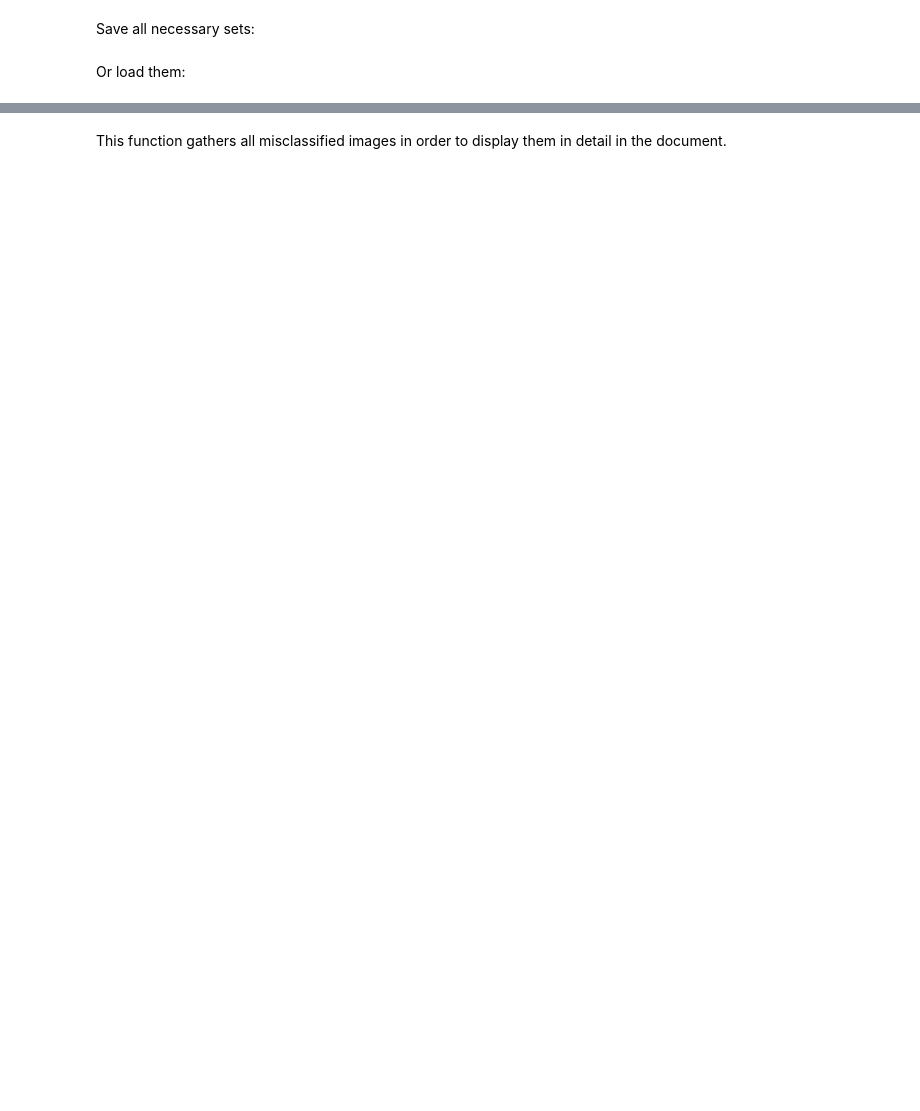
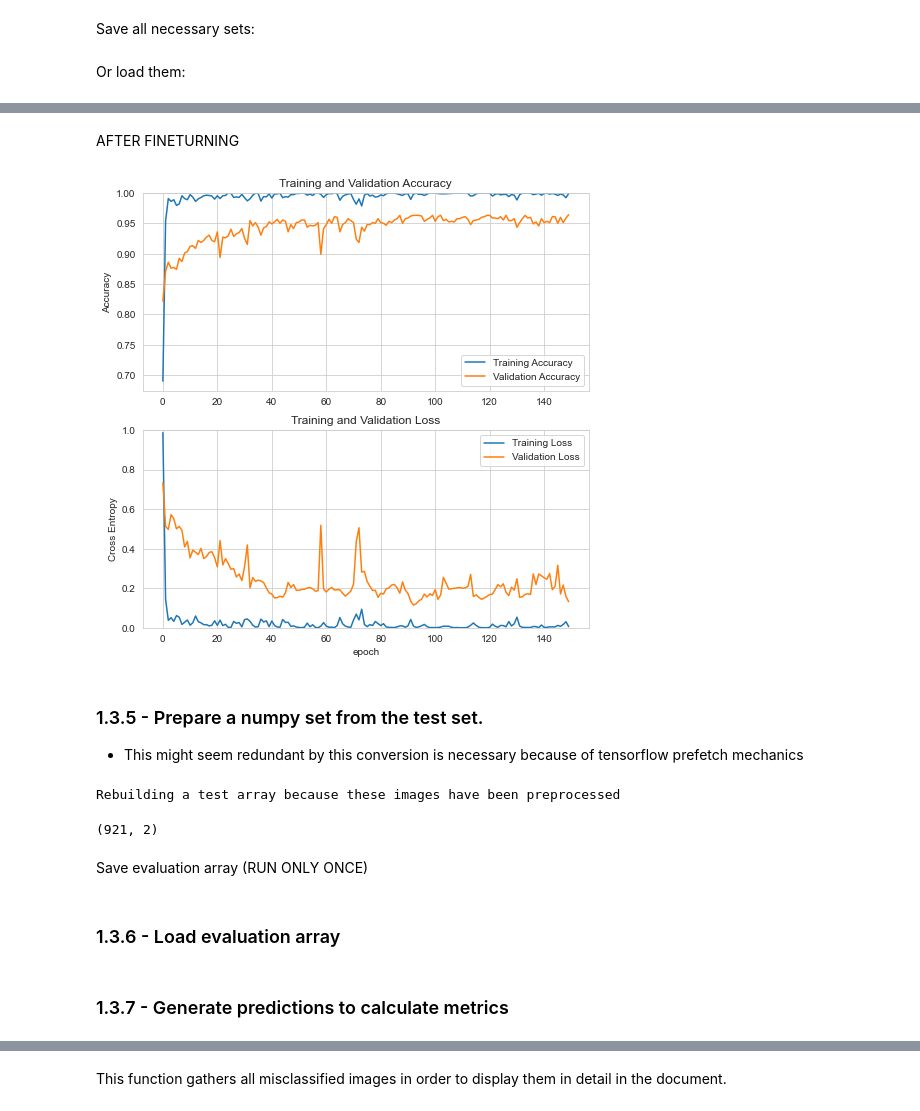
Before and after one commit to yiannis9/AdversarialFR, a Jupyter notebook: Model_Building.ipynb, the cells around one changed output, grey strips where cells are left out. Saved outputs shown, nothing was run; the diff lists cells and outputs as text; code cells hidden in the pictures; blank space fills up the shorter version.

```diff
--- a/Model_Building.ipynb
+++ b/Model_Building.ipynb
@@ -366,0 +467,53 @@ First Load the weights of the model
+# %% [markdown]
+AFTER FINETURNING
+# %%
+%matplotlib inline
+acc = history2.history['accuracy']
+val_acc = history2.history['val_accuracy']
+
+loss = history2.history['loss']
+val_loss = history2.history['val_loss']
+
+plt.figure(figsize=(8, 8))
+plt.subplot(2, 1, 1)
+plt.plot(acc, label='Training Accuracy')
+plt.plot(val_acc, label='Validation Accuracy')
+plt.legend(loc='lower right')
+plt.ylabel('Accuracy')
+plt.ylim([min(plt.ylim()),1])
+plt.title('Training and Validation Accuracy')
+
+plt.subplot(2, 1, 2)
+plt.plot(loss, label='Training Loss')
+plt.plot(val_loss, label='Validation Loss')
+plt.legend(loc='upper right')
+plt.ylabel('Cross Entropy')
+plt.ylim([0,1.0])
+plt.title('Training and Validation Loss')
+plt.xlabel('epoch')
+
+
+plt.savefig('model_bkp/loss_acc_plot_FT.png', dpi=100)
+plt.show()
+# %% [output]
+[figure, added]
+# %% [markdown]
+### 1.3.5 - Prepare a numpy set from the test set.
+- This might seem redundant by this conversion is necessary because of tensorflow prefetch mechanics
+# %%
+alltests = tfds.as_numpy(test_dataset)
+new_test_data_array = []
+print('Rebuilding a test array because these images have been preprocessed')
+for bt in tqdm(alltests,'Batches of 32'):
+    bimages = bt[0]
+    blabels = bt[1]
+    for b in range(bimages.shape[0]):
+        new_test_data_array.append((bimages[b],blabels[b]))
+
+new_test_data_array = np.array(new_test_data_array, dtype=object)
+new_test_data_array.shape
+# %% [output]
+Rebuilding a test array because these images have been preprocessed
+(921, 2)
+# %% [markdown]
+Save evaluation array (RUN ONLY ONCE)
@@ -366,0 +523,2 @@ First Load the weights of the model
+# %% [markdown]
+### 1.3.6 - Load evaluation array
@@ -366,0 +528,2 @@ First Load the weights of the model
+# %% [markdown]
+### 1.3.7 - Generate predictions to calculate metrics
```
Also changed, not shown: parts of 67 cells of this notebook.
